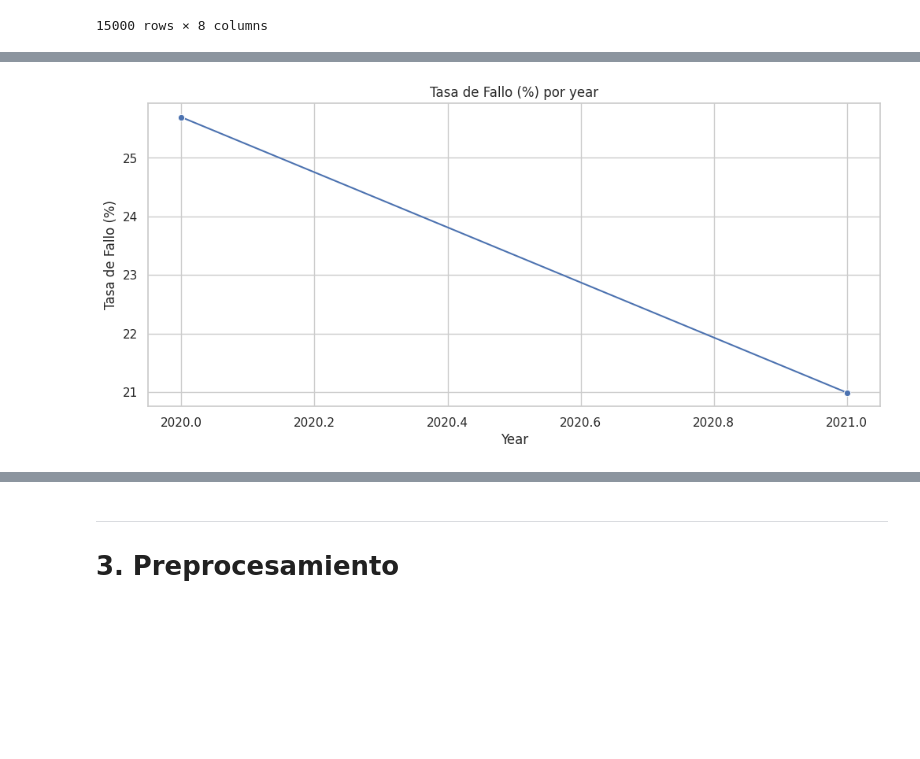
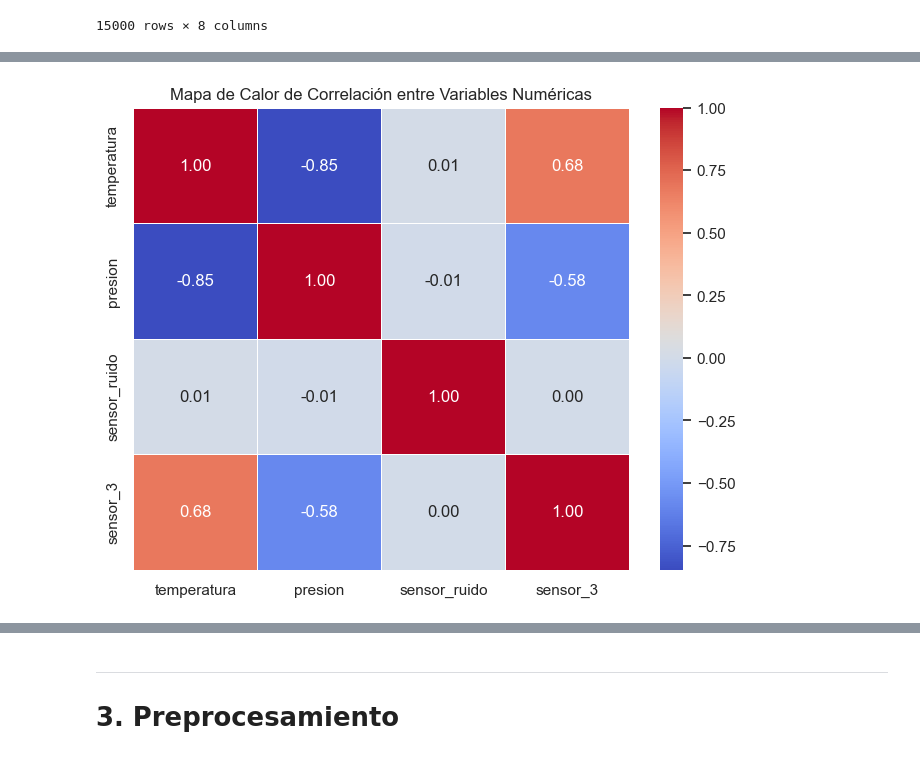
Before and after one commit to albertoPerez25/Analisis-De-Datos-Y-Predicciones, a Jupyter notebook: Práctica3_DiegoGarcia_AlbertoPerez_AnalisisDatos.ipynb, the cells around one changed output, grey strips where cells are left out. Drawn from its saved outputs; the diff is of its cells as text; code cells hidden in the pictures; blank space fills up the shorter version.

```diff
--- a/Práctica3_DiegoGarcia_AlbertoPerez_AnalisisDatos.ipynb
+++ b/Práctica3_DiegoGarcia_AlbertoPerez_AnalisisDatos.ipynb
@@ -487,9 +413,5 @@ presion     625    4.166667
 # %%
-print("\n=== 5. Análisis Bivariado ===")
-
-# --- 5.a Variable Objetivo vs. Variables Numéricas ---
-print("\n--- 5.a Variable Objetivo vs. Variables Numéricas ---")
-
+# Relaciones entre Numéricas
 numerical_cols = ['temperatura', 'presion', 'sensor_ruido', 'sensor_3']
 
 n_cols = 2
@@ -499,15 +421,11 @@ fig, axes = plt.subplots(n_rows, n_cols, figsize=(15, n_rows * 6)) # Aumentamos
 axes = axes.flatten()
 
 for i, col in enumerate(numerical_cols):
-    # Boxplot comparativo
-    sns.boxplot(x='fallo', y=col, data=df_train, ax=axes[i], palette='viridis', showfliers=True) # showfliers=True para ver outliers
-    # Opcional: Violinplot (muestra distribución + boxplot)
-    # sns.violinplot(x='fallo', y=col, data=df_train, ax=axes[i], palette='viridis', inner='quartile')
+    sns.boxplot(x='fallo', y=col, data=df_train, ax=axes[i], palette='viridis', showfliers=True)
     axes[i].set_title(f'{col} vs. Fallo')
     axes[i].set_xlabel('Fallo (0: Normal, 1: Fallo)')
     axes[i].set_ylabel(col)
 
-# Ocultar ejes sobrantes
 if len(numerical_cols) < len(axes):
     for j in range(len(numerical_cols), len(axes)):
         fig.delaxes(axes[j])
@@ -516,89 +434,35 @@ plt.suptitle('Variables Numéricas según la Variable Objetivo (Train)', y=1.02,
 plt.tight_layout(rect=[0, 0.03, 1, 0.98])
 plt.show()
 
-# --- 5.b Variable Objetivo vs. Variables Categóricas ---
-print("\n--- 5.b Variable Objetivo vs. Variables Categóricas ---")
 
+
+# Relaciones entre Categóricas
 categorical_cols = ['modo_operacion', 'operador']
-# Rellenamos NaN en 'operador' temporalmente para el análisis visual
-# Creamos una copia para no modificar el original permanentemente aún
 df_train_temp = df_train.copy()
 df_train_temp['operador'] = df_train_temp['operador'].fillna('Desconocido')
 
 for col in categorical_cols:
-    # Calcular tasa de fallo por categoría
     failure_rate = df_train_temp.groupby(col)['fallo'].mean().sort_values(ascending=False) * 100
-    print(f"\nTasa de Fallo (%) por '{col}':")
-    print(failure_rate)
 
-    # Visualización
     plt.figure(figsize=(10, 5))
-    # Usamos el dataframe temporal con NaNs rellenos para 'operador'
+
     sns.barplot(x=failure_rate.index, y=failure_rate.values, palette='viridis', order=failure_rate.index)
     plt.title(f'Tasa de Fallo (%) por {col}')
     plt.xlabel(col)
     plt.ylabel('Tasa de Fallo (%)')
-    plt.xticks(rotation=45, ha='right') # Rotar etiquetas si son largas
-    # Añadir porcentajes en las barras
+    plt.xticks(rotation=45, ha='right')
+
     for index, value in enumerate(failure_rate.values):
         plt.text(index, value + 1, f'{value:.2f}%', ha='center', va='bottom')
-    plt.ylim(0, max(failure_rate.values)*1.15) # Ajustar límite Y
+    plt.ylim(0, max(failure_rate.values)*1.15)
     plt.show()
 
-del df_train_temp # Limpiar la copia temporal
+del df_train_temp
 
-# --- 5.c Variable Objetivo vs. Variables Temporales ---
-print("\n--- 5.c Variable Objetivo vs. Variables Temporales ---")
-
-# Asegurarnos que las columnas temporales existen (si la conversión fue exitosa)
-time_cols = ['year', 'month', 'dayofweek', 'hour']
-# Filtrar por columnas que realmente existen en df_train
-time_cols = [col for col in time_cols if col in df_train.columns]
-
-if time_cols: # Solo proceder si hay columnas de tiempo
-    for col in time_cols:
-        # Calcular tasa de fallo
-        failure_rate_time = df_train.groupby(col)['fallo'].mean().sort_index() * 100 # Ordenar por el componente temporal
-        print(f"\nTasa de Fallo (%) por '{col}':")
-        print(failure_rate_time)
-
-        # Visualización (Usar Lineplot para mes/año/hora, Barplot para día de la semana)
-        plt.figure(figsize=(12, 5))
-        if col in ['month', 'hour', 'year']:
-             sns.lineplot(x=failure_rate_time.index, y=failure_rate_time.values, marker='o')
-             plt.ylabel('Tasa de Fallo (%)')
-        elif col == 'dayofweek':
-            day_names = ['Lunes', 'Martes', 'Miércoles', 'Jueves', 'Viernes', 'Sábado', 'Domingo']
-            sns.barplot(x=failure_rate_time.index, y=failure_rate_time.values, palette='viridis')
-            plt.xticks(ticks=range(7), labels=day_names, rotation=45, ha='right')
-            plt.ylabel('Tasa de Fallo (%)')
-            # Añadir porcentajes en las barras
-            for index, value in enumerate(failure_rate_time.values):
-                plt.text(index, value + 0.5, f'{value:.2f}%', ha='center', va='bottom')
-            plt.ylim(0, max(failure_rate_time.values)*1.15) # Ajustar límite Y
-
-        plt.title(f'Tasa de Fallo (%) por {col}')
-        plt.xlabel(col.capitalize()) # Poner primera letra en mayúscula
-        plt.grid(True)
-        plt.show()
-else:
-    print("No se encontraron columnas temporales ('year', 'month', 'dayofweek', 'hour') para analizar.")
-
-
-# --- 5.d Correlación entre Variables Numéricas ---
-print("\n--- 5.d Correlación entre Variables Numéricas ---")
-
-# Calcular matriz de correlación solo para columnas numéricas originales
 correlation_matrix = df_train[numerical_cols].corr()
 
-print("\nMatriz de Correlación:")
-print(correlation_matrix)
-
-# Visualización (Heatmap)
 plt.figure(figsize=(8, 6))
 sns.heatmap(correlation_matrix, annot=True, cmap='coolwarm', fmt=".2f", linewidths=.5)
 plt.title('Mapa de Calor de Correlación entre Variables Numéricas')
 plt.show()
-
-print("\n--- Fin del Análisis Bivariado ---")
 # %% [output]
@@ -656 +472 @@ Name: fallo, dtype: float64
-[figure, old version]
+[figure, new version]
```
Also changed, not shown: parts of 29 cells of this notebook.
